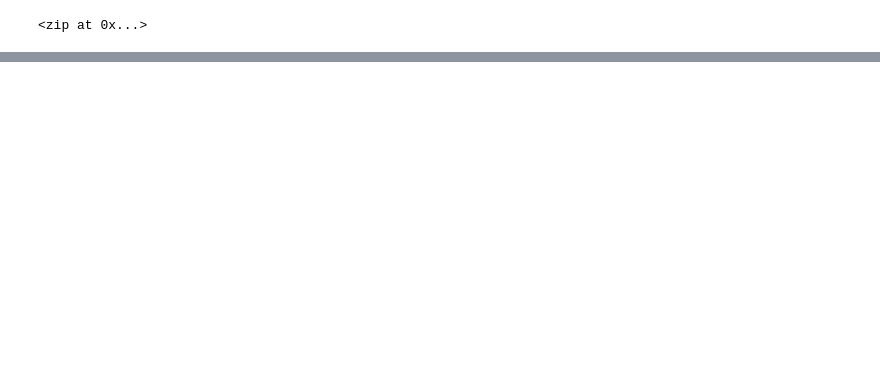
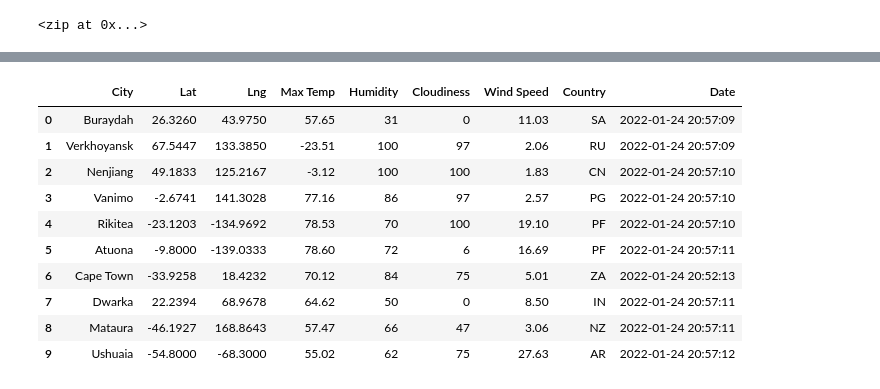
Before and after one commit to Lavernus/World_Weather_Analysis, a Jupyter notebook: WeatherPy.ipynb, the cells around one changed output, grey strips where cells are left out. Drawn from its saved outputs; the diff is of its cells as text; code cells hidden in the pictures; blank space fills up the shorter version.

Commit message:
Created city dataframe

```diff
--- a/WeatherPy.ipynb
+++ b/WeatherPy.ipynb
@@ -1,4 +1,17 @@
 # %%
+# Import the requests library.
+import requests
+
+# Import the API key.
+from config import weather_api_key
+
+# Starting URL for Weather Map API Call.
+url = "http://api.openweathermap.org/data/2.5/weather?units=Imperial&APPID=" + weather_api_key
+
+# Import the time library and the datetime module from the datetime library
+import time
+from datetime import datetime
+
 # Import the dependencies.
 import pandas as pd
 import matplotlib.pyplot as plt
@@ -21,4 +28,0 @@ coordinates = list(zip(x, y))
-# %%
-# Use the tuple() function to display the latitude and longitude combinations.
-for coordinate in coordinates:
-    print(coordinate[0], coordinate[1])
@@ -31,5 +28,0 @@ for coordinate in coordinates:
-# %%
-# Use the tuple() function to display the latitude and longitude combinations.
-for coordinate in coordinates:
-    print(citipy.nearest_city(coordinate[0], coordinate[1]).city_name,
-          citipy.nearest_city(coordinate[0], coordinate[1]).country_code)
@@ -42,3 +29,5 @@ saint george bm
+# %%
+coordinates = list(lat_lngs)
 # %%
 # Create a list for holding the cities.
 cities = []
@@ -55,0 +125,16 @@ len(cities)
+# %%
+# Convert the array of dictionaries to a Pandas DataFrame.
+city_data_df = pd.DataFrame(city_data)
+city_data_df.head(10)
+# %% [output]
+|  | City | Lat | Lng | Max Temp | Humidity | Cloudiness | Wind Speed | Country | Date |
+| 0 | Buraydah | 26.3260 | 43.9750 | 57.65 | 31 | 0 | 11.03 | SA | 2022-01-24 20:57:09 |
+| 1 | Verkhoyansk | 67.5447 | 133.3850 | -23.51 | 100 | 97 | 2.06 | RU | 2022-01-24 20:57:09 |
+| 2 | Nenjiang | 49.1833 | 125.2167 | -3.12 | 100 | 100 | 1.83 | CN | 2022-01-24 20:57:10 |
+| 3 | Vanimo | -2.6741 | 141.3028 | 77.16 | 86 | 97 | 2.57 | PG | 2022-01-24 20:57:10 |
+| 4 | Rikitea | -23.1203 | -134.9692 | 78.53 | 70 | 100 | 19.10 | PF | 2022-01-24 20:57:10 |
+| 5 | Atuona | -9.8000 | -139.0333 | 78.60 | 72 | 6 | 16.69 | PF | 2022-01-24 20:57:11 |
+| 6 | Cape Town | -33.9258 | 18.4232 | 70.12 | 84 | 75 | 5.01 | ZA | 2022-01-24 20:52:13 |
+| 7 | Dwarka | 22.2394 | 68.9678 | 64.62 | 50 | 0 | 8.50 | IN | 2022-01-24 20:57:11 |
+| 8 | Mataura | -46.1927 | 168.8643 | 57.47 | 66 | 47 | 3.06 | NZ | 2022-01-24 20:57:11 |
+| 9 | Ushuaia | -54.8000 | -68.3000 | 55.02 | 62 | 75 | 27.63 | AR | 2022-01-24 20:57:12 |
```
Also changed, not shown: parts of 7 cells of this notebook.
